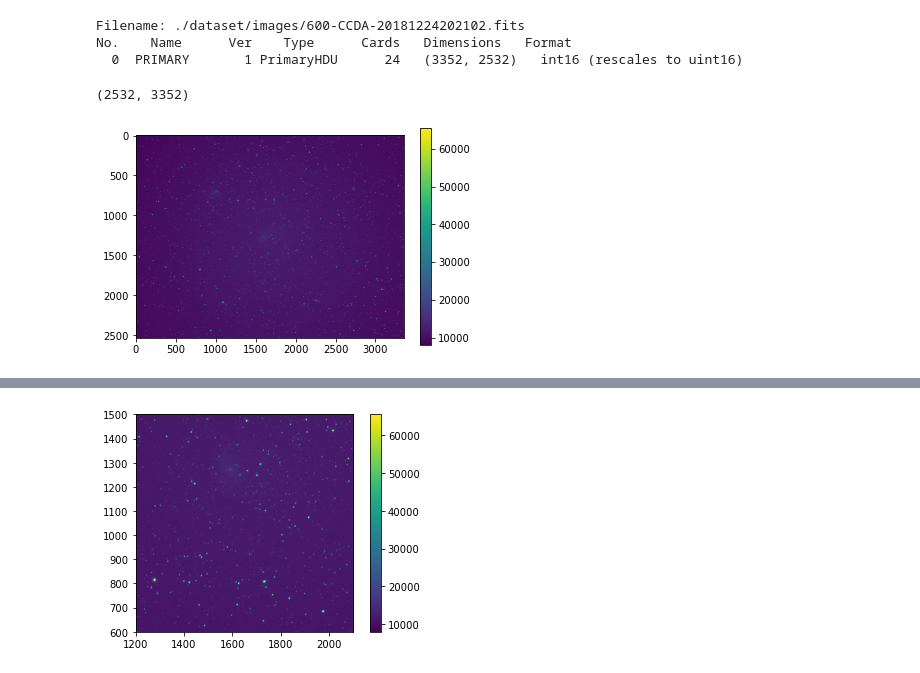
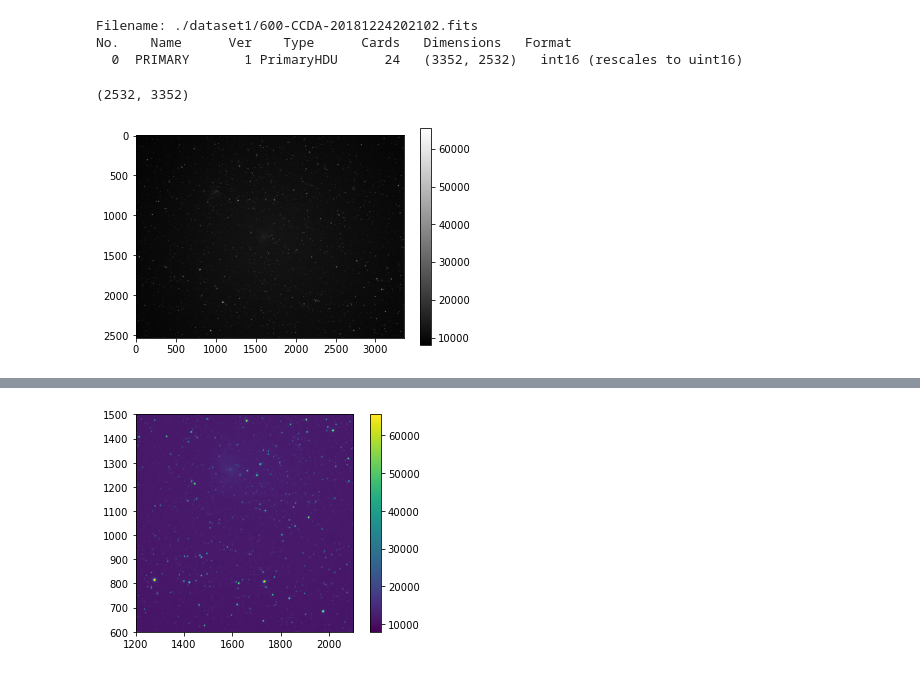
Before and after one commit to halehhajizadeh/SNR-and-Exposure, a Jupyter notebook: Read_data.ipynb, the cells around one changed output, grey strips where cells are left out. Saved outputs shown, nothing was run; the diff lists cells and outputs as text; code cells hidden in the pictures.

```diff
--- a/Read_data.ipynb
+++ b/Read_data.ipynb
@@ -6,10 +6,10 @@ import matplotlib.pylab as plt
 # %%
 # The following code shows how we can open a FITS file and print out its header information:
 
-hdulist = fits.open('./dataset/images/600-CCDA-20181224202102.fits')
+hdulist = fits.open('./dataset1/600-CCDA-20181224202102.fits')
 hdulist.info()
 # %% [output]
-Filename: ./dataset/images/600-CCDA-20181224202102.fits
+Filename: ./dataset1/600-CCDA-20181224202102.fits
 No.    Name      Ver    Type      Cards   Dimensions   Format
   0  PRIMARY       1 PrimaryHDU      24   (3352, 2532)   int16 (rescales to uint16)
 # %%
@@ -25,8 +24,8 @@ print(data.shape)
 (2532, 3352)
 # %%
 #2D plot of image data
-plt.imshow(data, cmap=plt.cm.viridis)
+plt.imshow(data, cmap='gray')
 plt.colorbar()
 plt.show()
 # %% [output]
-[figure, old version]
+[figure, new version]
```
Also changed, not shown: parts of 5 cells of this notebook, 5 other files.
